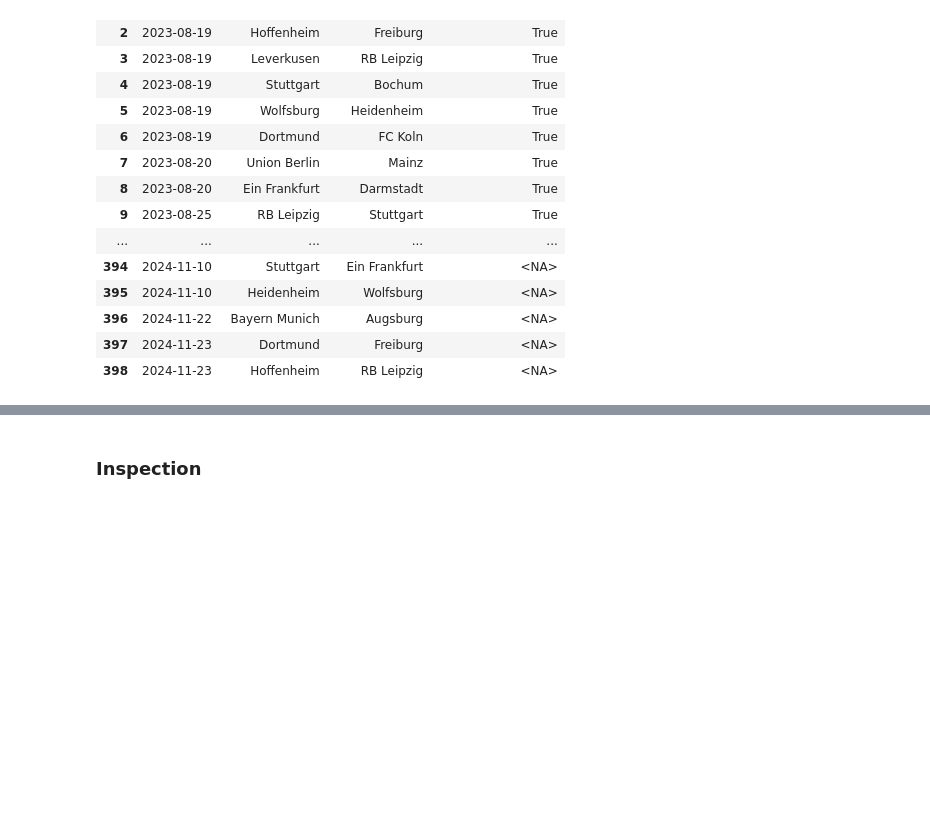
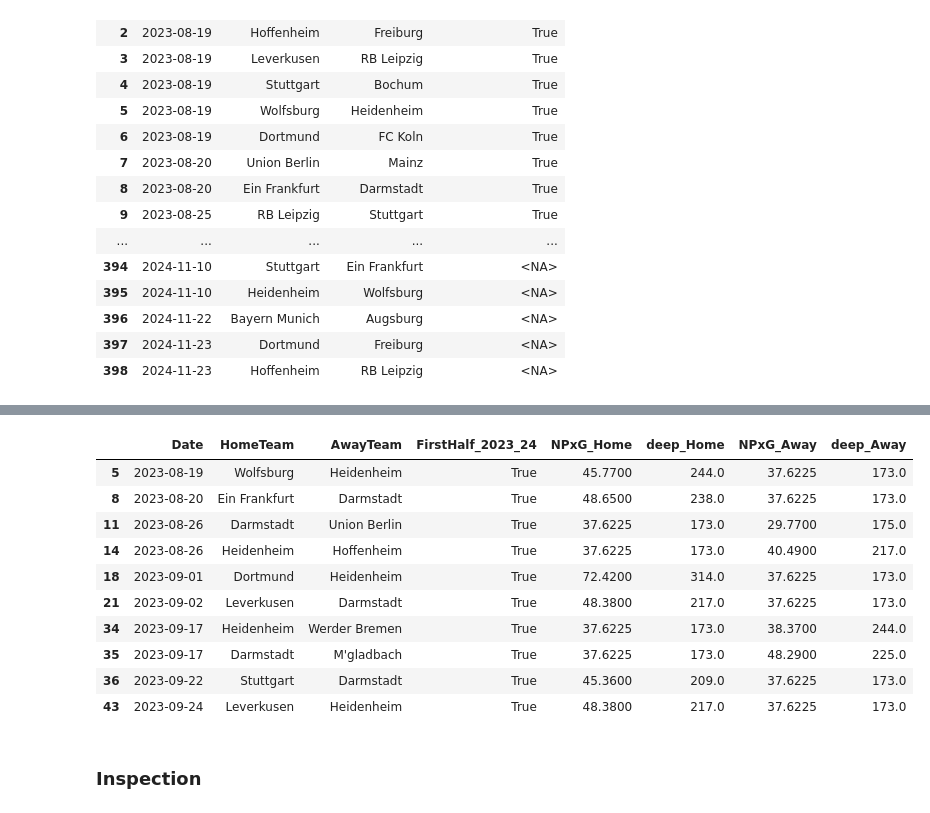
Before and after one commit to Acon3078/corners, a Jupyter notebook: Notebook_FTHG.ipynb, the cells around one changed output, grey strips where cells are left out. Drawn from its saved outputs; the diff is of its cells as text; code cells hidden in the pictures; blank space fills up the shorter version.

Commit message:
Cold strating a team logic implemented.

```diff
--- a/Notebook_FTHG.ipynb
+++ b/Notebook_FTHG.ipynb
@@ -922,0 +934,72 @@ Preview of first-half 2023-24 matches with attacking quality:
+# %%
+import numpy as np
+import pandas as pd
+
+# 1) Bottom-quarter average from FH 2023-2024 table (18 teams -> bottom 4 by PTS)
+fh_attacking_pts = pd.read_csv("Data/FH_2023:2024.csv", sep=";")
+# "PTS" column in CSV is probably called "points" (per file context), so alias for clarity:
+fh_attacking_pts["PTS"] = fh_attacking_pts["points"]
+fh_attacking_pts["NPxG"] = fh_attacking_pts["NPxG"].astype(float)
+fh_attacking_pts["deep"] = fh_attacking_pts["deep"].astype(float)
+
+# Find bottom 4 by points (lowest 4)
+bottom4_pts = fh_attacking_pts.nsmallest(4, "PTS")
+avg_NPxG_bottom = bottom4_pts["NPxG"].mean()
+avg_deep_bottom = bottom4_pts["deep"].mean()
+
+print("Bottom-4 teams by PTS in FH_2023:2024:")
+print(bottom4_pts[["team", "PTS", "NPxG", "deep"]])
+print("\nAverage bottom-4 NPxG:", avg_NPxG_bottom)
+print("Average bottom-4 deep:", avg_deep_bottom)
+
+# 2) Fill missing attacking quality for promoted teams in 2023/2024
+if "filtered_df_season" not in globals():
+    raise NameError("`filtered_df_season` not found. Run the cell that builds it and attaches FH data first.")
+
+promoted_teams = ["Heidenheim", "Darmstadt"]
+
+# Only first-half 2023-24 rows are considered “active” for these stats
+mask_first_half = filtered_df_season["FirstHalf_2023_24"] == True
+
+# Home side: where team is promoted AND FH stats are missing
+home_promoted_mask = (
+    mask_first_half
+    & filtered_df_season["HomeTeam"].isin(promoted_teams)
+    & filtered_df_season["NPxG_Home"].isna()
+)
+
+away_promoted_mask = (
+    mask_first_half
+    & filtered_df_season["AwayTeam"].isin(promoted_teams)
+    & filtered_df_season["NPxG_Away"].isna()
+)
+
+# Fill with bottom-quarter averages (by PTS now)
+filtered_df_season.loc[home_promoted_mask, "NPxG_Home"] = avg_NPxG_bottom
+filtered_df_season.loc[home_promoted_mask, "deep_Home"] = avg_deep_bottom
+
+filtered_df_season.loc[away_promoted_mask, "NPxG_Away"] = avg_NPxG_bottom
+filtered_df_season.loc[away_promoted_mask, "deep_Away"] = avg_deep_bottom
+
+# 3) Quick check
+print("\nFilled promoted teams with bottom-quarter averages:")
+print("  Home rows filled:", home_promoted_mask.sum())
+print("  Away rows filled:", away_promoted_mask.sum())
+
+preview_cols = [
+    "Date", "HomeTeam", "AwayTeam", "FirstHalf_2023_24",
+    "NPxG_Home", "deep_Home", "NPxG_Away", "deep_Away",
+]
+preview_cols = [c for c in preview_cols if c in filtered_df_season.columns]
+
+print("\nPreview of first-half matches involving promoted teams with filled stats:")
+display(
+    filtered_df_season.loc[
+        mask_first_half & (
+            filtered_df_season["HomeTeam"].isin(promoted_teams)
+            | filtered_df_season["AwayTeam"].isin(promoted_teams)
+        ),
+        preview_cols
+    ].head(10)
+)
+# %% [output]
@@ -923,3 +1021,14 @@ Preview of first-half 2023-24 matches with attacking quality:
+|  | Date | HomeTeam | AwayTeam | FirstHalf_2023_24 | NPxG_Home | deep_Home | NPxG_Away | deep_Away |
+| 5 | 2023-08-19 | Wolfsburg | Heidenheim | True | 45.7700 | 244.0 | 37.6225 | 173.0 |
+| 8 | 2023-08-20 | Ein Frankfurt | Darmstadt | True | 48.6500 | 238.0 | 37.6225 | 173.0 |
+| 11 | 2023-08-26 | Darmstadt | Union Berlin | True | 37.6225 | 173.0 | 29.7700 | 175.0 |
+| 14 | 2023-08-26 | Heidenheim | Hoffenheim | True | 37.6225 | 173.0 | 40.4900 | 217.0 |
+| 18 | 2023-09-01 | Dortmund | Heidenheim | True | 72.4200 | 314.0 | 37.6225 | 173.0 |
+| 21 | 2023-09-02 | Leverkusen | Darmstadt | True | 48.3800 | 217.0 | 37.6225 | 173.0 |
+| 34 | 2023-09-17 | Heidenheim | Werder Bremen | True | 37.6225 | 173.0 | 38.3700 | 244.0 |
+| 35 | 2023-09-17 | Darmstadt | M'gladbach | True | 37.6225 | 173.0 | 48.2900 | 225.0 |
+| 36 | 2023-09-22 | Stuttgart | Darmstadt | True | 45.3600 | 209.0 | 37.6225 | 173.0 |
+| 43 | 2023-09-24 | Leverkusen | Heidenheim | True | 48.3800 | 217.0 | 37.6225 | 173.0 |
 # %% [markdown]
 ### Inspection
 # %%
```
Also changed, not shown: parts of 7 cells of this notebook.
